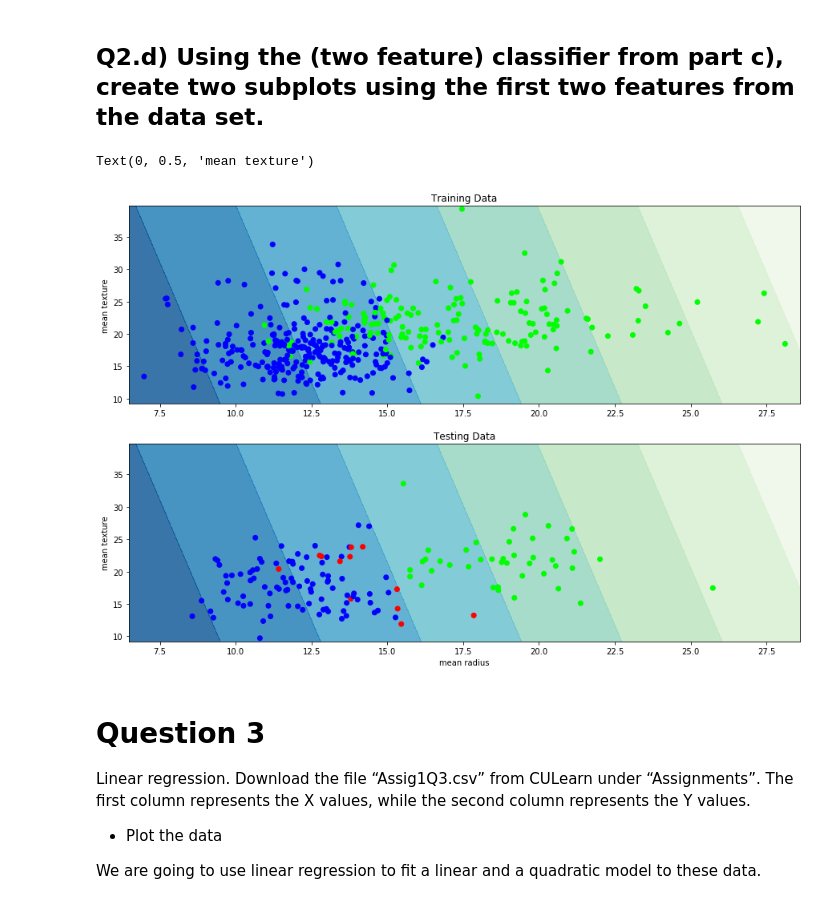
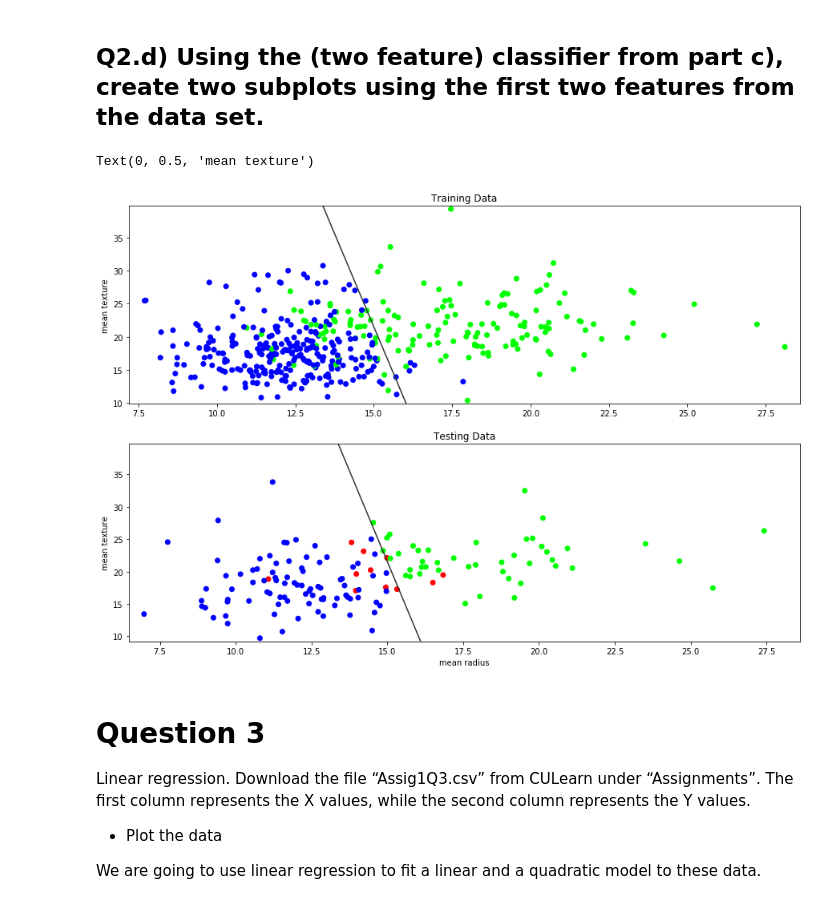
Before and after one commit to mRileyMacK/SYSC4906, a Jupyter notebook: SYSC4906_Assig1.ipynb, the cells around one changed output. Saved outputs shown, nothing was run; the diff lists cells and outputs as text; code cells hidden in the pictures.

```diff
--- a/SYSC4906_Assig1.ipynb
+++ b/SYSC4906_Assig1.ipynb
@@ -99,42 +100,50 @@ h = .02  # Resolution in colored mesh visualizations
 figure = plt.figure(figsize=(15, 10))
 cm = plt.cm.GnBu
 cm_bright = ListedColormap(['#00FF00', '#0000FF'])
 cm_bright_test = ListedColormap(['#00FF00', '#0000FF', '#FF0000'])
 
-X = bcData['data'][:, :2]
 
-x_min, x_max = X[:, 0].min() - .5, X[:, 0].max() + .5
-y_min, y_max = X[:, 1].min() - .5, X[:, 1].max() + .5
+
+x_min, x_max = first_two_x_train[:, 0].min() - .5, X[:, 0].max() + .5
+y_min, y_max = first_two_x_train[:, 1].min() - .5, X[:, 1].max() + .5
 
 xx, yy = np.meshgrid(np.arange(x_min, x_max, h),
                          np.arange(y_min, y_max, h))
 
-Z = model_2.decision_function(np.c_[xx.ravel(), yy.ravel()])
-Z = Z.reshape(xx.shape)
-plt.contourf(xx, yy, Z, cmap=cm, alpha=.8)
+Z = model_2.predict_proba(np.c_[xx.ravel(), yy.ravel()])
+Z = Z[:, 1].reshape(xx.shape)
 
 plt.subplot(211)
-plt.contourf(xx, yy, Z, cmap=cm, alpha=.8)
+plt.contour(xx, yy, Z, levels=[0.5], cmap="Greys", vmin=0, vmax=.6)
 plt.scatter(first_two_x_train[:, 0], first_two_x_train[:, 1], c=y_train, cmap=cm_bright)
 plt.title('Training Data')
 plt.ylabel(bcData['feature_names'][1])
 
 
 predictions = model_2.predict(first_two_x_test);
 
 for i in range(len(predictions)):
   if predictions[i] != y_test[i]:
       y_test[i] = 2
 
+x_min, x_max = first_two_x_test[:, 0].min() - .5, X[:, 0].max() + .5
+y_min, y_max = first_two_x_test[:, 1].min() - .5, X[:, 1].max() + .5
+
+xx, yy = np.meshgrid(np.arange(x_min, x_max, h),
+                         np.arange(y_min, y_max, h))
+
+Z = model_2.predict_proba(np.c_[xx.ravel(), yy.ravel()])
+Z = Z[:, 1].reshape(xx.shape)
+
 plt.subplot(212)
-plt.contourf(xx, yy, Z, cmap=cm, alpha=.8)
+plt.contour(xx, yy, Z, levels=[0.5], cmap="Greys", vmin=0, vmax=.6)
 plt.scatter(first_two_x_test[:, 0], first_two_x_test[:, 1], c=y_test, cmap=cm_bright_test)
 plt.title('Testing Data')
 plt.xlabel(bcData['feature_names'][0])
 plt.ylabel(bcData['feature_names'][1])
 # %% [output]
 Text(0, 0.5, 'mean texture')
-[figure, old version]
+[figure, new version]
 # %% [markdown]
 # Question 3
 
```
Also changed, not shown: parts of 8 cells of this notebook.
